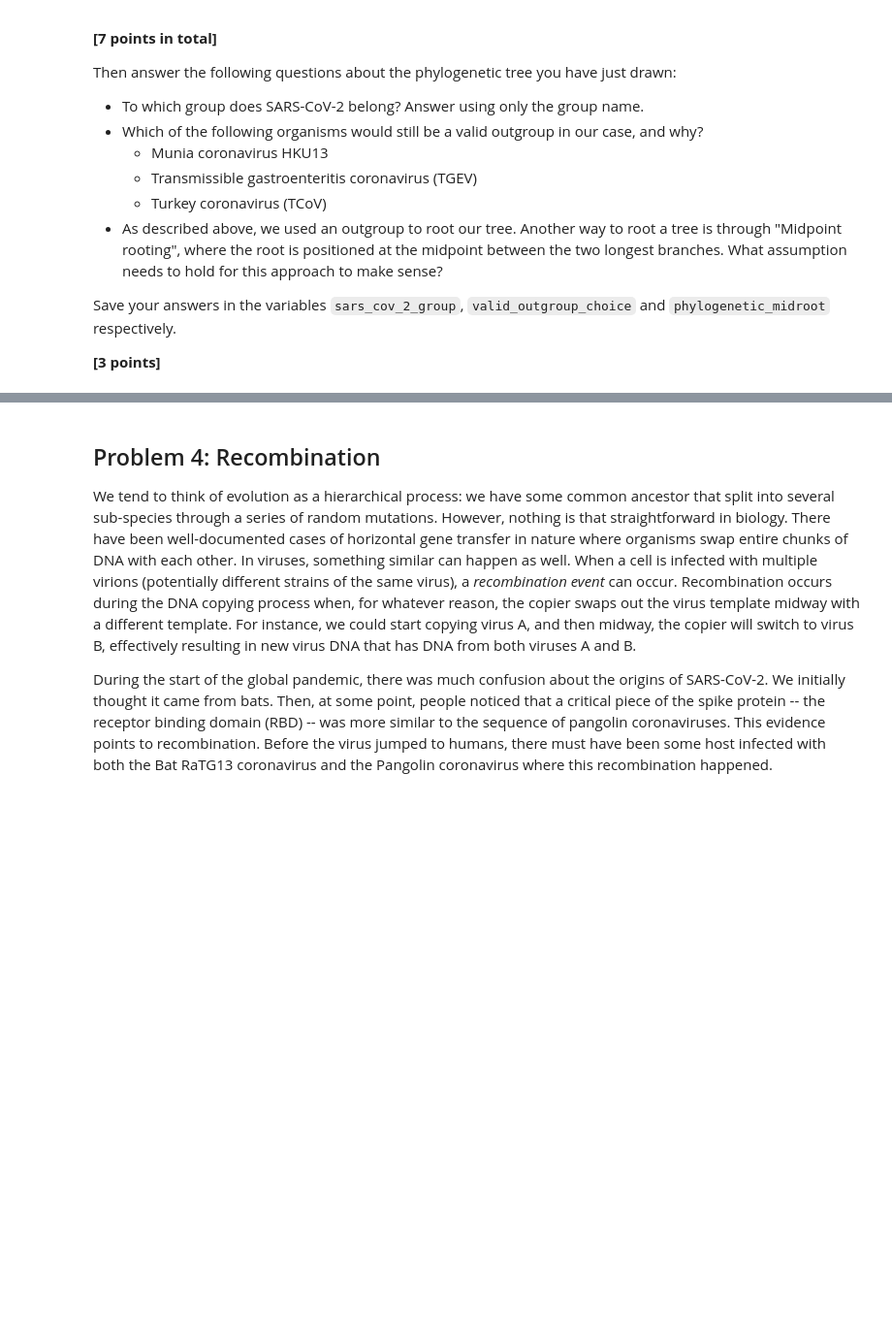
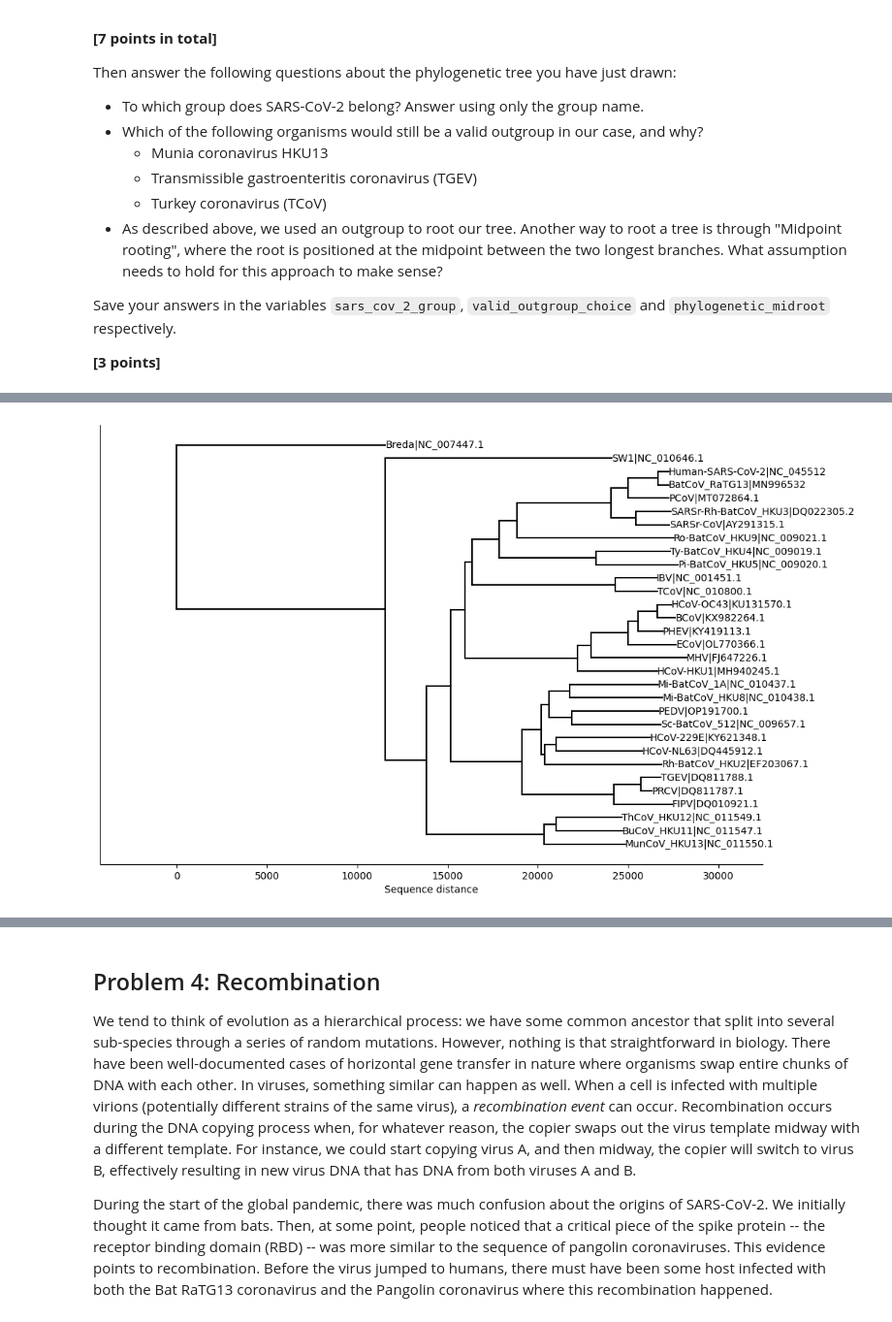
Before and after one commit to riannapat06-del/assign_phylo, a Jupyter notebook: phylo_workbook.ipynb, the cells around one changed output, grey strips where cells are left out. Shown at 97% size. Cells and saved outputs as stored; diff of their text form; code cells hidden in the pictures; blank space fills up the shorter version.

Commit message:
Question3 part b and c: completed, graphs in notebook

```diff
--- a/phylo_workbook.ipynb
+++ b/phylo_workbook.ipynb
@@ -169,0 +170,27 @@ plt.show()
+# %%
+from helper_functions import reroot_tree
+
+# Part b
+
+stack = [res]
+outgroup = None
+
+while stack:
+    node = stack.pop()
+
+    if "Breda" in node.name:
+        outgroup = node
+        break
+    if node.left:
+        stack.append(node.left)
+    if node.right:
+        stack.append(node.right)
+
+if outgroup is not None:
+    rooted_tree = reroot_tree(res, outgroup)
+
+fig, ax = plt.subplots(figsize=(12, 8))
+plot_nj_tree(rooted_tree, ax)
+plt.show()
+# %% [output]
+[figure, added]
```
Also changed, not shown: parts of 2 cells of this notebook, 1 other file.
